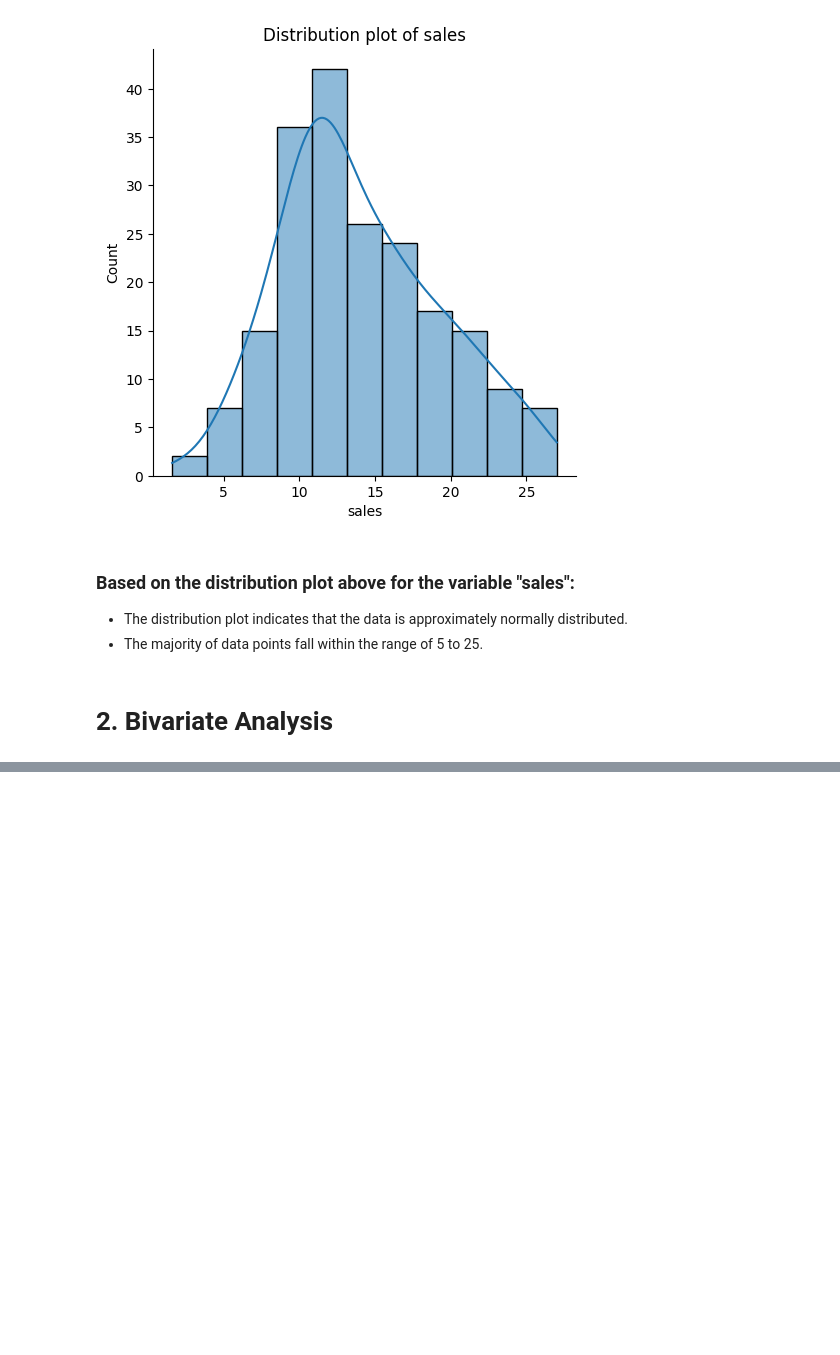
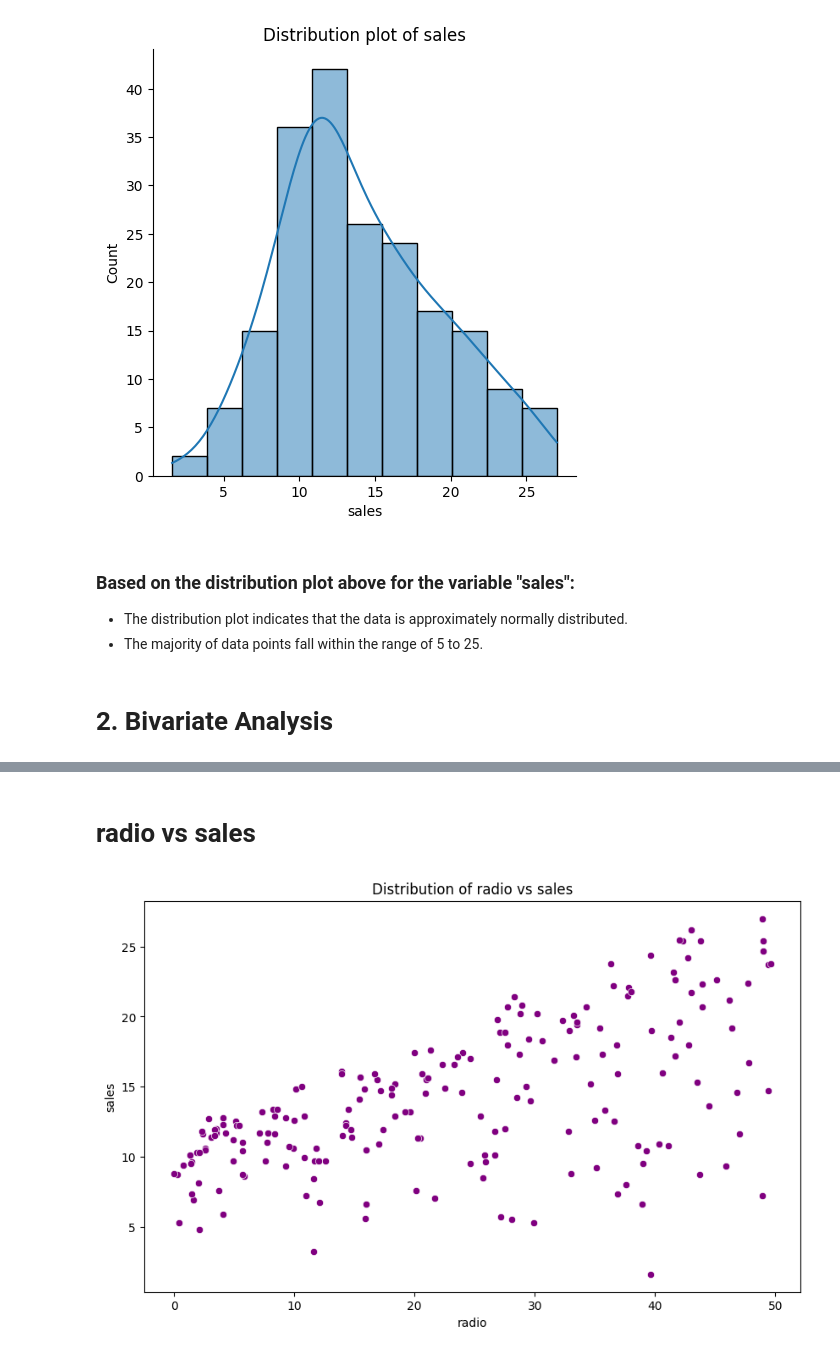
Before and after one commit to Naresh-Dhimal/Sales-prediction-based-on-ADS, a Jupyter notebook: notebook/eda.ipynb, the cells around one changed output, grey strips where cells are left out. Drawn from its saved outputs; the diff is of its cells as text; code cells hidden in the pictures; blank space fills up the shorter version.

```diff
--- a/notebook/eda.ipynb
+++ b/notebook/eda.ipynb
@@ -98,0 +114,10 @@ plt.show()
+# %% [markdown]
+# radio vs sales
+# %%
+# plot the distribution
+plt.figure(figsize=(10,6))
+sns.scatterplot(x="radio", y="sales", data=df, color="purple")
+plt.title("Distribution of radio vs sales")
+plt.show()
+# %% [output]
+[figure, added]
```
Also changed, not shown: parts of 7 cells of this notebook.
